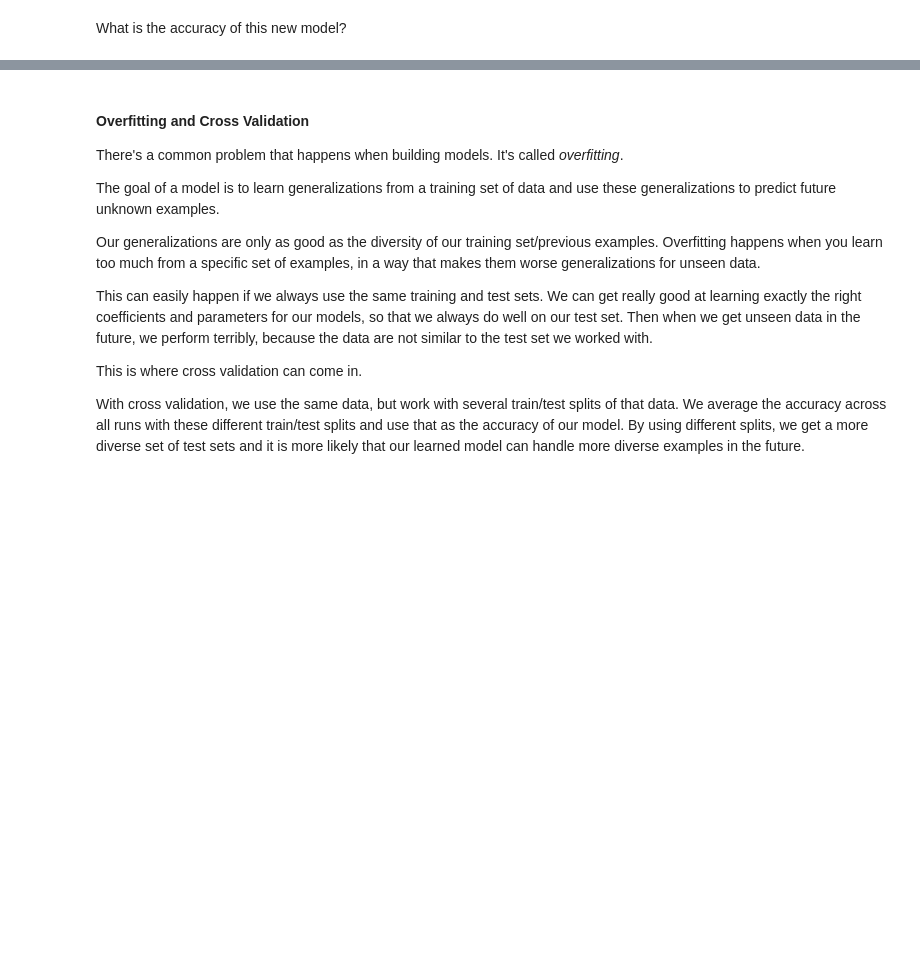
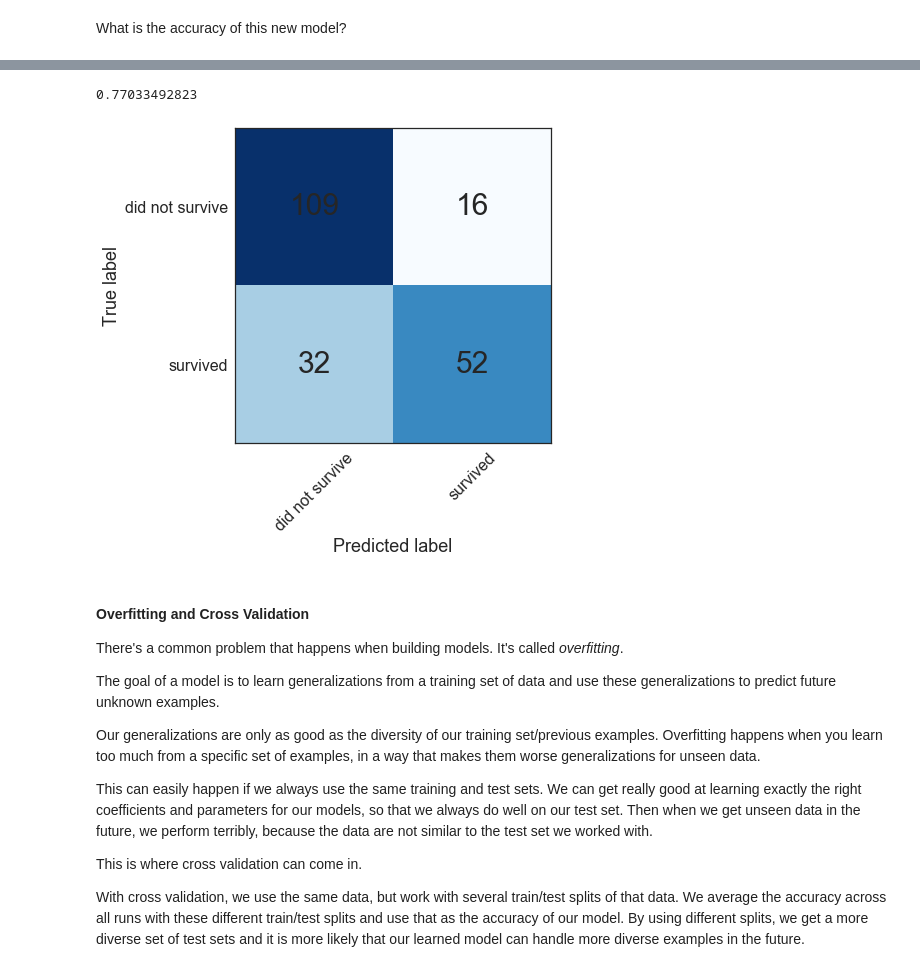
Before and after one commit to marijavlajic/code-university-ml-workshop, a Jupyter notebook: ML Workshop Part 3 - Support Vector Machines.ipynb, the cells around one changed output, grey strips where cells are left out. Drawn from its saved outputs; the diff is of its cells as text; code cells hidden in the pictures; blank space fills up the shorter version.

```diff
--- a/ML Workshop Part 3 - Support Vector Machines.ipynb
+++ b/ML Workshop Part 3 - Support Vector Machines.ipynb
@@ -79,0 +101,2 @@ How does support vector machine model do compared to logistic regression for the
+# %%
+model = SVC(kernel = 'poly', degree = 2)
@@ -79,0 +105,3 @@ How does support vector machine model do compared to logistic regression for the
+# %%
+X_sub = X[['pclass', 'sex', 'age', 'family_status']]
+X_train, X_test, y_train, y_test = train_test_split(X_sub, y, test_size=0.2, random_state=42)
@@ -80,3 +115,11 @@ How does support vector machine model do compared to logistic regression for the
+# %%
+y_pred = model.predict(X_test)
+# %%
+print(accuracy_score(y_test, y_pred))
+plot_confusion_matrix(y_test, y_pred)
+# %% [output]
+0.77033492823
+[figure, added]
 # %% [markdown]
 #### Overfitting and Cross Validation
 
```
Also changed, not shown: parts of 23 cells of this notebook, 1 other file.
